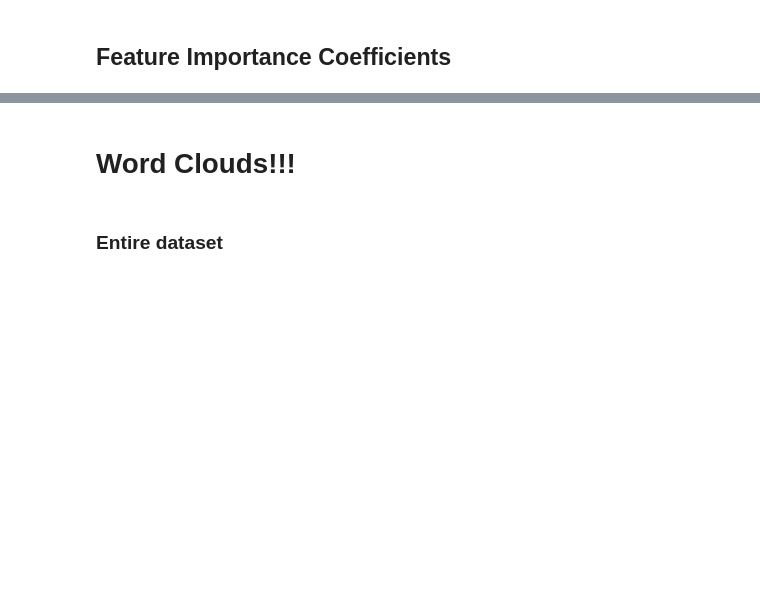
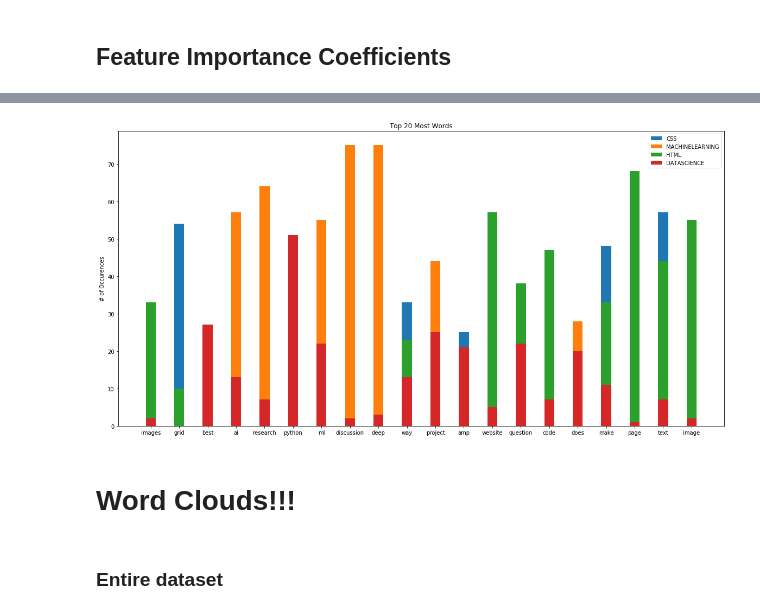
Before and after one commit to datapointchris/reddit-nlp, a Jupyter notebook: code/ds_workflow.ipynb, the cells around one changed output, grey strips where cells are left out. Cells and saved outputs as stored; diff of their text form; code cells hidden in the pictures; blank space fills up the shorter version.

```diff
--- a/code/ds_workflow.ipynb
+++ b/code/ds_workflow.ipynb
@@ -320,3 +336,24 @@ groups.plot.bar(
+# %%
+labels = groups.index
+width = 0.35       # the width of the bars: can also be len(x) sequence
+
+fig, ax = plt.subplots(figsize=(20,10))
+
+# for sub in groups.columns:
+#     ax.bar(labels, groups.sub, width, label=sub)
+
+ax.bar(labels, groups.css, width, label='CSS',)
+ax.bar(labels, groups.machinelearning, width, label='MACHINELEARNING')
+ax.bar(labels, groups.html, width, label='HTML')
+ax.bar(labels, groups.datascience, width, label='DATASCIENCE')
+
+ax.set_ylabel('# of Occurences')
+ax.set_title('Top 20 Most Words')
+ax.legend()
+
+plt.show()
+# %% [output]
+[figure, added]
 # %% [markdown]
 # Word Clouds!!!
 # %% [markdown]
```
Also changed, not shown: parts of 29 cells of this notebook.
